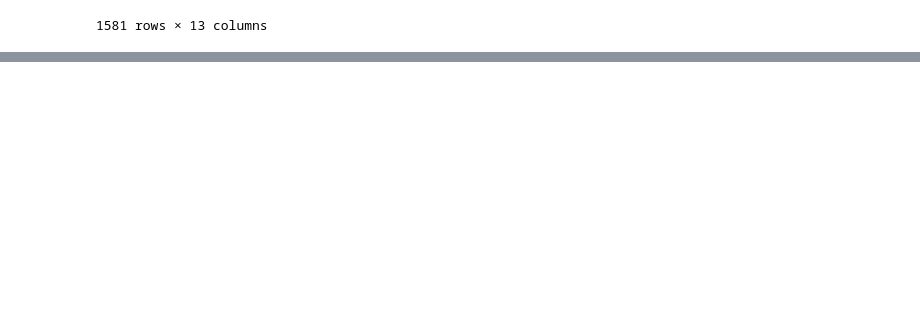
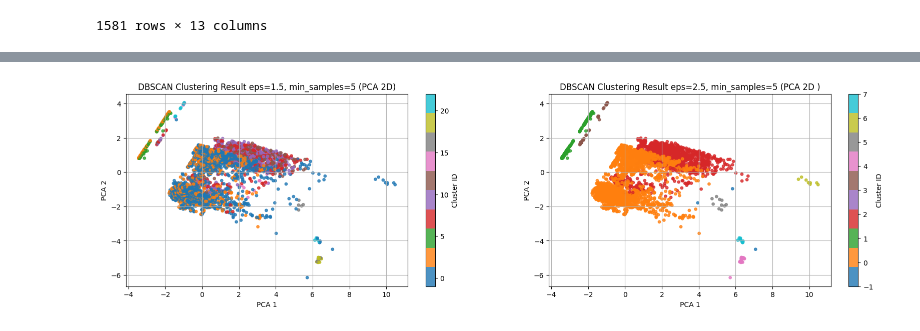
Before and after one commit to AR384/EVSE_mainproject_python, a Jupyter notebook: data/code/acn.ipynb, the cells around one changed output, grey strips where cells are left out. Drawn from its saved outputs; the diff is of its cells as text; code cells hidden in the pictures; blank space fills up the shorter version.

```diff
--- a/data/code/acn.ipynb
+++ b/data/code/acn.ipynb
@@ -199,0 +323,19 @@ sort
+# %%
+# 클러스터 수 설정 (예: 4개로 가정)
+k = 2
+kmeans = KMeans(n_clusters=k, random_state=42)
+kmeans_labels = kmeans.fit_predict(x)
+
+# 결과를 time_df에 저장
+time_df['KMeans_cluster'] = kmeans_labels
+# %%
+#DBSCAN
+dbscan = DBSCAN(eps=1.5, min_samples=5)
+db_labels = dbscan.fit_predict(x)
+time_df['DBSCAN_cluster_eps1.5_min5'] = db_labels
+# %%
+#DBSCAN
+dbscan = DBSCAN(eps=2.5, min_samples=5)
+db_labels = dbscan.fit_predict(x)
+time_df['DBSCAN_cluster_eps2.5_min5'] = db_labels
+time_df
@@ -199,0 +356,53 @@ sort
+# %%
+# 시각화
+plt.figure(figsize=(20, 5))
+
+plt.subplot(121)
+
+scatter = plt.scatter(X_pca[:, 0], X_pca[:, 1],
+                    c=time_df['DBSCAN_cluster_eps1.5_min5'],
+                    cmap='tab10', s=15, alpha=0.8)
+plt.title("DBSCAN Clustering Result eps=1.5, min_samples=5 (PCA 2D)")
+plt.xlabel("PCA 1")
+plt.ylabel("PCA 2")
+plt.grid(True)
+plt.colorbar(scatter, label='Cluster ID')
+
+plt.subplot(122)
+scatter = plt.scatter(X_pca[:, 0], X_pca[:, 1],
+                    c=time_df['DBSCAN_cluster_eps2.5_min5'],
+                    cmap='tab10', s=15, alpha=0.8)
+plt.title("DBSCAN Clustering Result eps=2.5, min_samples=5 (PCA 2D )")
+plt.xlabel("PCA 1")
+plt.ylabel("PCA 2")
+plt.grid(True)
+plt.colorbar(scatter, label='Cluster ID')
+
+
+plt.show()
+
+# 0 제외한 값만 고려하는 사용자 정의 함수
+def safe_min(series):
+    series = series[series > 0]
+    return series.mean() if not series.empty else np.nan
+
+
+cluster_stats = time_df.groupby('DBSCAN_cluster_eps2.5_min5').agg({
+    'kWhDelivered': ['mean', 'std'],
+    'kWhRequested': ['mean', 'std'],
+    'WhPerMile': ['mean', 'std'],
+    'milesRequested': ['mean', 'std'],
+
+    'connectionTime': [safe_min],
+    'doneChargingTime': [safe_min],
+    'requestedDeparture': [safe_min],
+    'disconnectTime': [safe_min],
+}).round(2)
+
+for col in ['connectionTime', 'doneChargingTime', 'requestedDeparture', 'disconnectTime']:
+    cluster_stats[(col, 'safe_min')] = pd.to_datetime(cluster_stats[(col, 'safe_min')], unit='s')
+
+
+cluster_stats
+# %% [output]
+[figure, added]
```
Also changed, not shown: parts of 26 cells of this notebook, 11 other files.
